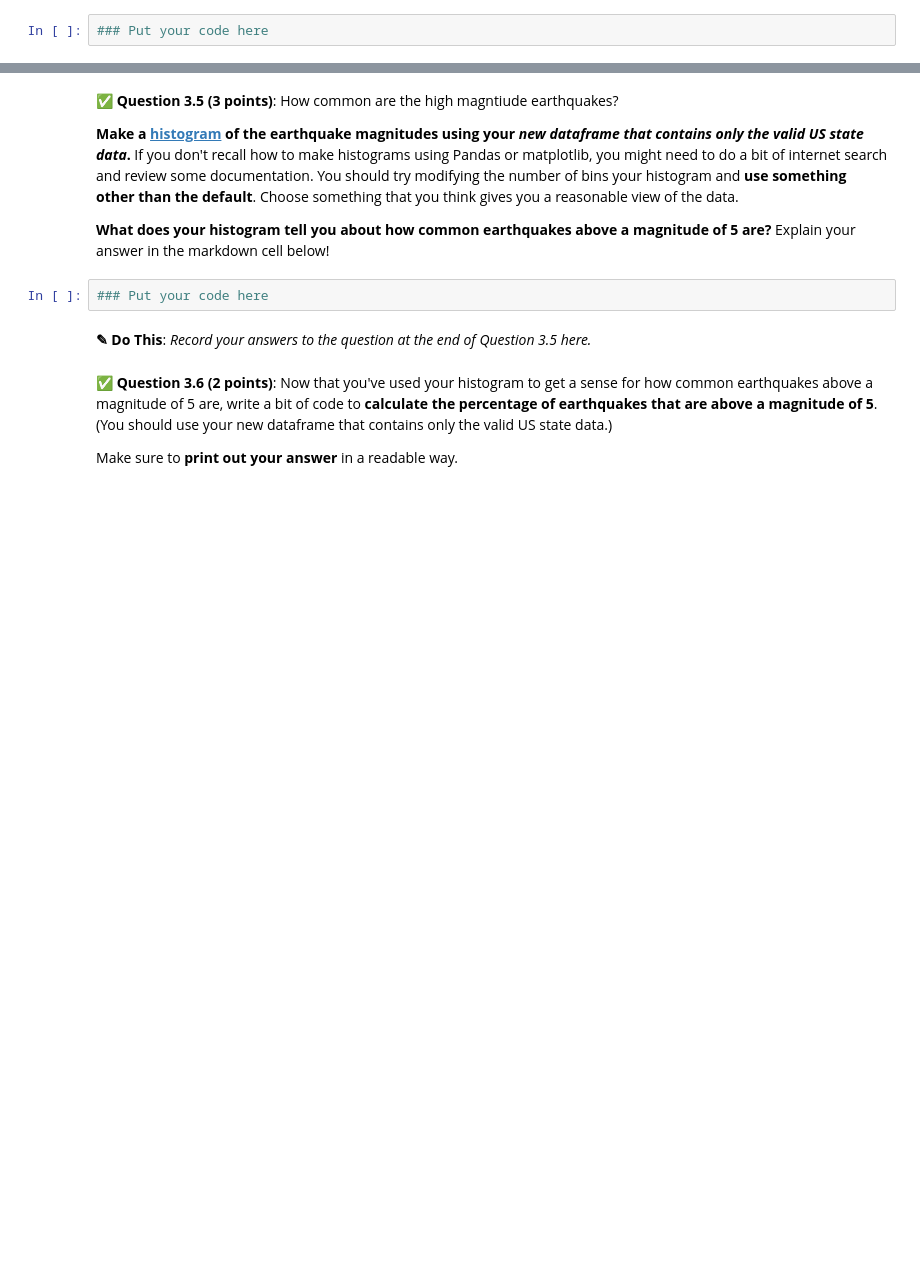
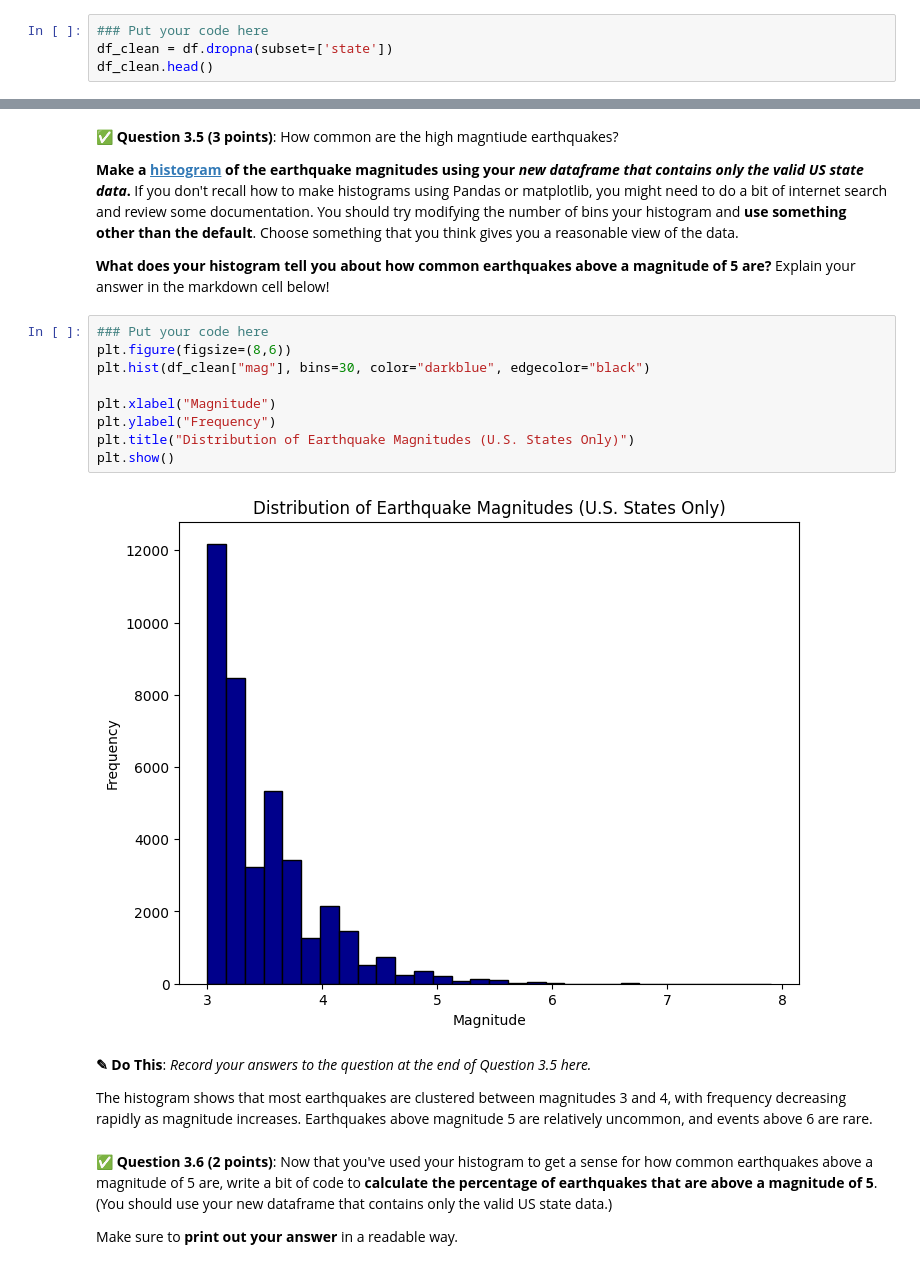
Before and after one commit to kirtanet/CMSE202-f25-turnin, a Jupyter notebook: hw-01/HW 1.ipynb, the cells around one changed output, grey strips where cells are left out. Cells and saved outputs as stored; diff of their text form; blank space fills up the shorter version.

```diff
--- a/hw-01/HW 1.ipynb
+++ b/hw-01/HW 1.ipynb
@@ -354,3 +412,5 @@ Does the resulting plot meet your expectations? Is there anything that surprises
 **Use this function to create a new dataframe that only contains the rows with a valid entry in the `state` column.**
 # %%
 ### Put your code here
+df_clean = df.dropna(subset=['state'])
+df_clean.head()
@@ -360,10 +427,21 @@ Does the resulting plot meet your expectations? Is there anything that surprises
 **Make a [histogram](https://en.wikipedia.org/wiki/Histogram) of the earthquake magnitudes using your *new dataframe that contains only the valid US state data*.** If you don't recall how to make histograms using Pandas or matplotlib, you might need to do a bit of internet search and review some documentation. You should try modifying the number of bins your histogram and **use something other than the default**. Choose something that you think gives you a reasonable view of the data.
 
 **What does your histogram tell you about how common earthquakes above a magnitude of 5 are?** Explain your answer in the markdown cell below!
-# %%
-### Put your code here
+# %%
+### Put your code here
+plt.figure(figsize=(8,6))
+plt.hist(df_clean["mag"], bins=30, color="darkblue", edgecolor="black")
+
+plt.xlabel("Magnitude")
+plt.ylabel("Frequency")
+plt.title("Distribution of Earthquake Magnitudes (U.S. States Only)")
+plt.show()
+# %% [output]
+[figure, added]
 # %% [markdown]
 **<font size=+3>&#9998;</font> Do This**: *Record your answers to the question at the end of Question 3.5 here.*
+
+The histogram shows that most earthquakes are clustered between magnitudes 3 and 4, with frequency decreasing rapidly as magnitude increases. Earthquakes above magnitude 5 are relatively uncommon, and events above 6 are rare.
 # %% [markdown]
 &#9989; **Question 3.6 (2 points)**: Now that you've used your histogram to get a sense for how common earthquakes above a magnitude of 5 are, write a bit of code to **calculate the percentage of earthquakes that are above a magnitude of 5**. (You should use your new dataframe that contains only the valid US state data.)
 
```
Also changed, not shown: parts of 21 cells of this notebook, 1 other file.
